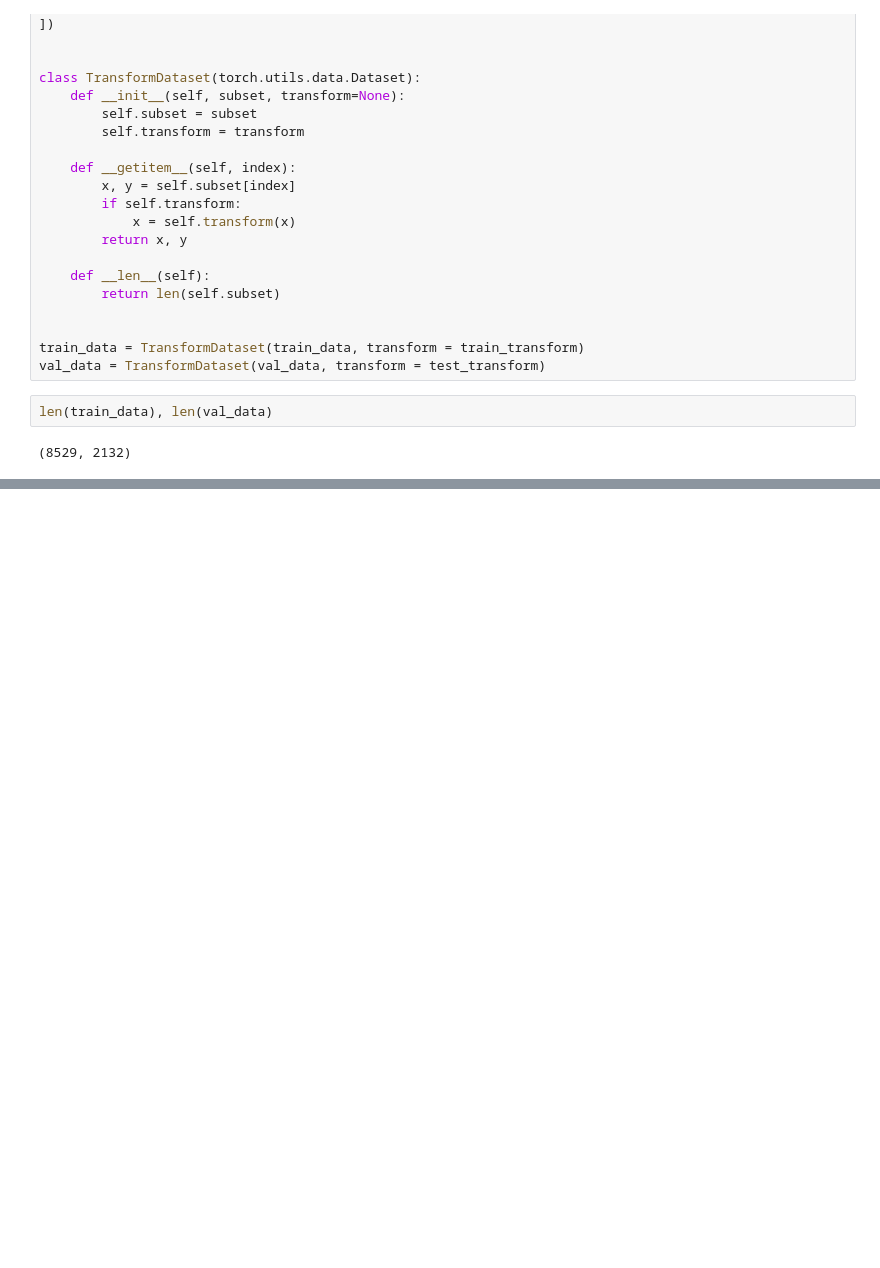
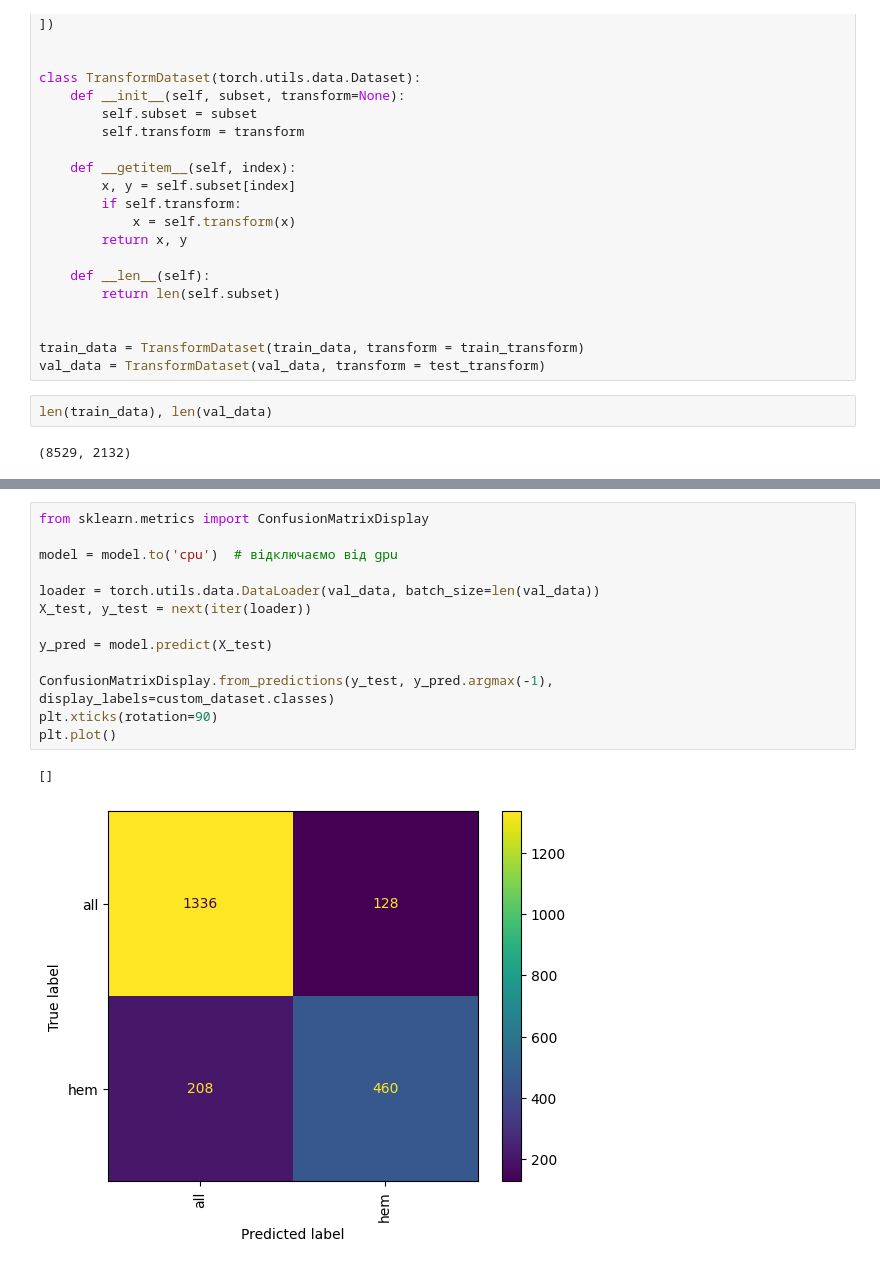
Before and after one commit to shaya-686/AI, a Jupyter notebook: img_vizualization.ipynb, the cells around one changed output, grey strips where cells are left out. Drawn from its saved outputs; the diff is of its cells as text; blank space fills up the shorter version.

```diff
--- a/img_vizualization.ipynb
+++ b/img_vizualization.ipynb
@@ -121,0 +433,16 @@ for i in range(3):  # Show 3 images
+# %%
+from sklearn.metrics import ConfusionMatrixDisplay
+
+model = model.to('cpu')  # відключаємо від gpu
+
+loader = torch.utils.data.DataLoader(val_data, batch_size=len(val_data))
+X_test, y_test = next(iter(loader))
+
+y_pred = model.predict(X_test)
+
+ConfusionMatrixDisplay.from_predictions(y_test, y_pred.argmax(-1), display_labels=custom_dataset.classes)
+plt.xticks(rotation=90)
+plt.plot()
+# %% [output]
+[]
+[figure, added]
```
Also changed, not shown: parts of 10 cells of this notebook.
